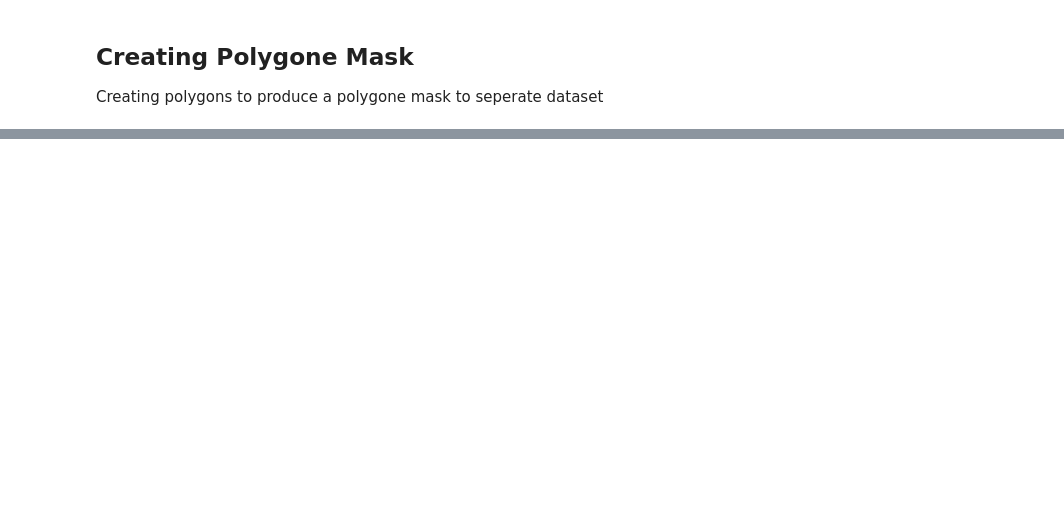
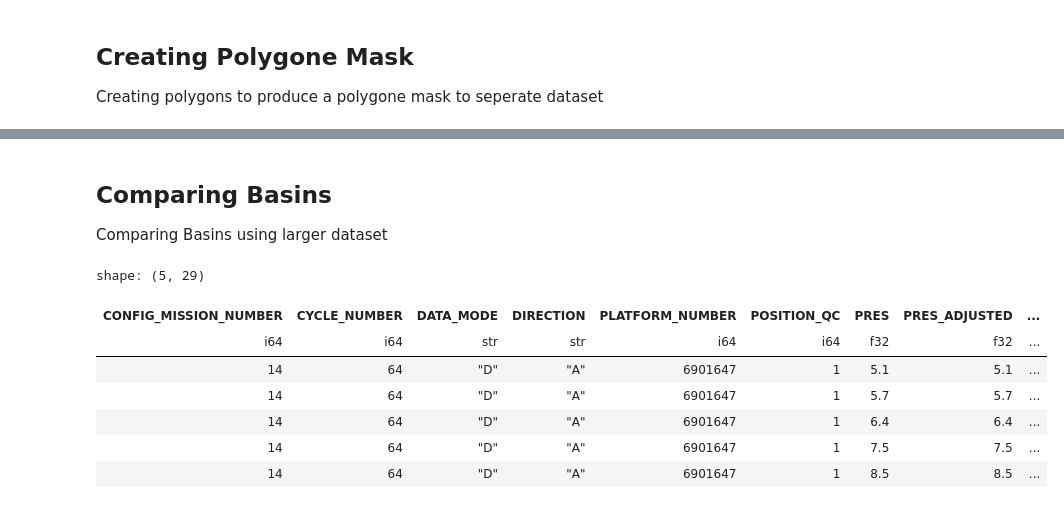
Before and after one commit to ROYVNZ/Mas, a Jupyter notebook: scripts/Argo_Physical_Analysis.ipynb, the cells around one changed output, grey strips where cells are left out. Cells and saved outputs as stored; diff of their text form; code cells hidden in the pictures; blank space fills up the shorter version.

```diff
--- a/scripts/Argo_Physical_Analysis.ipynb
+++ b/scripts/Argo_Physical_Analysis.ipynb
@@ -467,0 +633,48 @@ Creating polygons to produce a polygone mask to seperate dataset
+# %% [markdown]
+## Comparing Basins
+
+Comparing Basins using larger dataset
+# %%
+# Fetching data from Parquet.
+
+df = pl.read_parquet('../data/argo/Region/profiles_with_regions.parquet')
+
+
+# Filtering data below 500m
+df = df.filter(pl.col('PRES') < 1000)
+
+# EStimating MLD
+
+# Applying potential density Density calc Function
+df = add_sigma0(df)
+
+# Groupin and computing MLD per profile
+summary_mld = (
+    df.group_by("PLATFORM_NUMBER", "CYCLE_NUMBER")
+      .map_groups(lambda group: pl.DataFrame({
+            "PLATFORM_NUMBER": [group["PLATFORM_NUMBER"].to_list()[0]],
+            "CYCLE_NUMBER": [group["CYCLE_NUMBER"].to_list()[0]],
+            "MLD": [
+              compute_mld_for_profile(
+                pres=group["PRES"].to_numpy(),
+                sigma0=group["SIGMA0"].to_numpy(),
+                ref_depth=10.0,
+                drho_threshold=0.03
+              )
+            ]
+        }))
+)
+
+# Joining MLD replicating to dataframe
+df = df.join(summary_mld, on=["PLATFORM_NUMBER", "CYCLE_NUMBER"], how="left")
+
+df.head()
+# %% [output]
+shape: (5, 29)
+| CONFIG_MISSION_NUMBER | CYCLE_NUMBER | DATA_MODE | DIRECTION | PLATFORM_NUMBER | POSITION_QC | PRES | PRES_ADJUSTED | ... |
+| i64 | i64 | str | str | i64 | i64 | f32 | f32 | ... |
+| 14 | 64 | "D" | "A" | 6901647 | 1 | 5.1 | 5.1 | ... |
+| 14 | 64 | "D" | "A" | 6901647 | 1 | 5.7 | 5.7 | ... |
+| 14 | 64 | "D" | "A" | 6901647 | 1 | 6.4 | 6.4 | ... |
+| 14 | 64 | "D" | "A" | 6901647 | 1 | 7.5 | 7.5 | ... |
+| 14 | 64 | "D" | "A" | 6901647 | 1 | 8.5 | 8.5 | ... |
```
Also changed, not shown: parts of 18 cells of this notebook, 1 other file.
